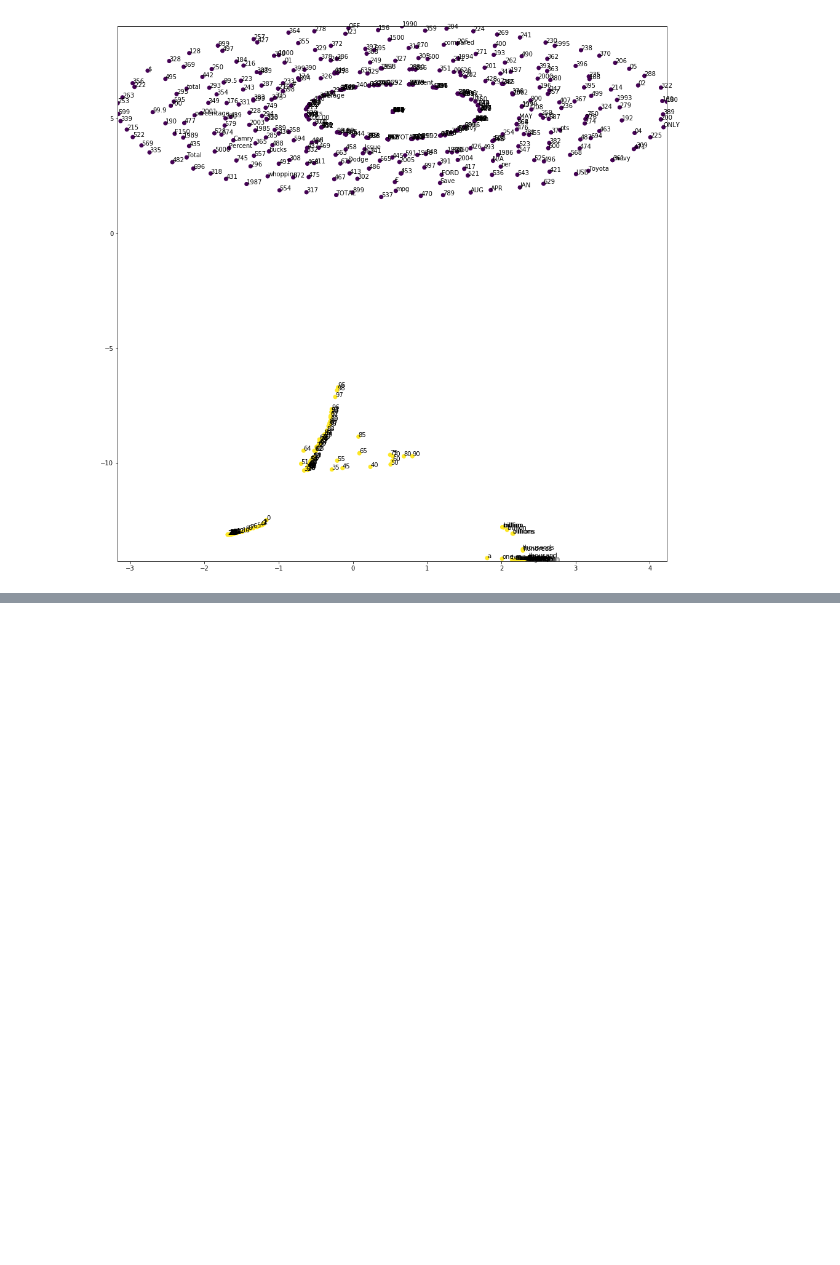
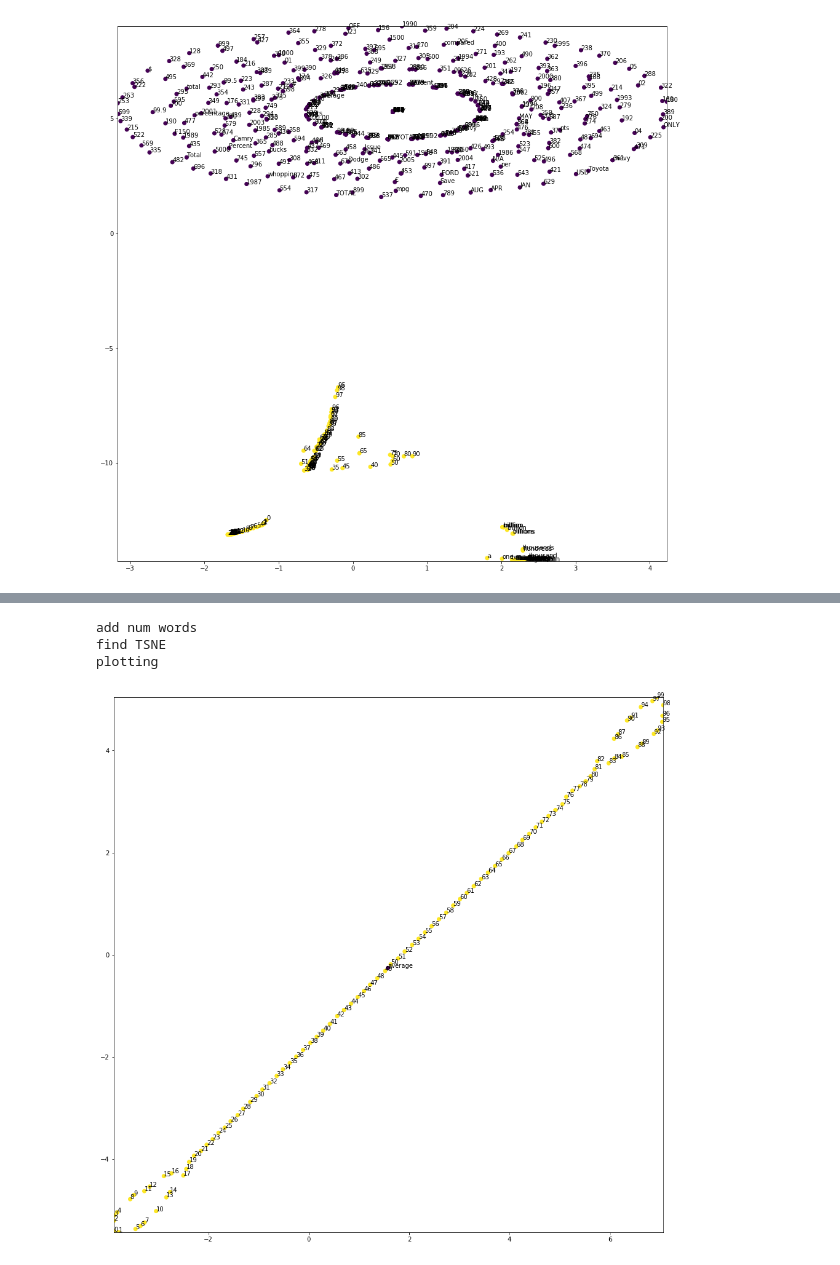
Before and after one commit to jpatrickpark/breaking_numerical_reasoning_nli, a Jupyter notebook: plot_word_embeddings.ipynb, the cells around one changed output, grey strips where cells are left out. Cells and saved outputs as stored; diff of their text form; code cells hidden in the pictures; blank space fills up the shorter version.

```diff
--- a/plot_word_embeddings.ipynb
+++ b/plot_word_embeddings.ipynb
@@ -210,0 +433,7 @@ plotting
+# %%
+modified_emb = modify_embedding_tsnescatterplot([str(i) for i in range(100)], list(range(100)), glove_vecs)
+# %% [output]
+add num words
+find TSNE
+plotting
+[figure, added]
```
Also changed, not shown: parts of 21 cells of this notebook.
